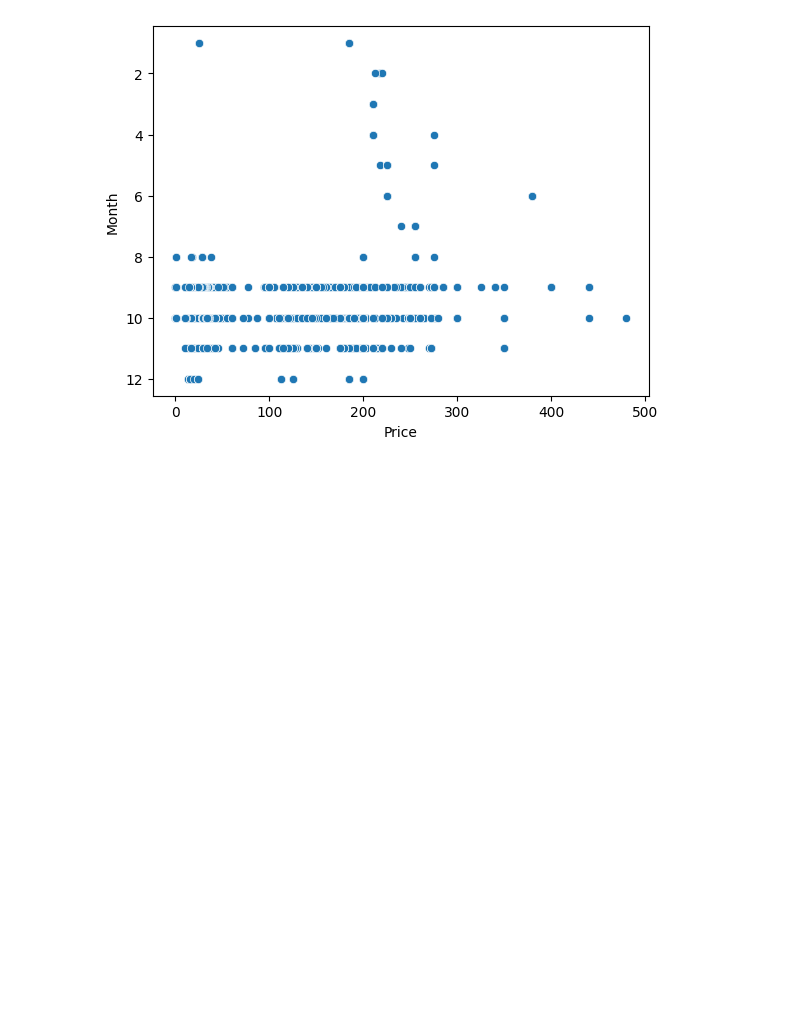
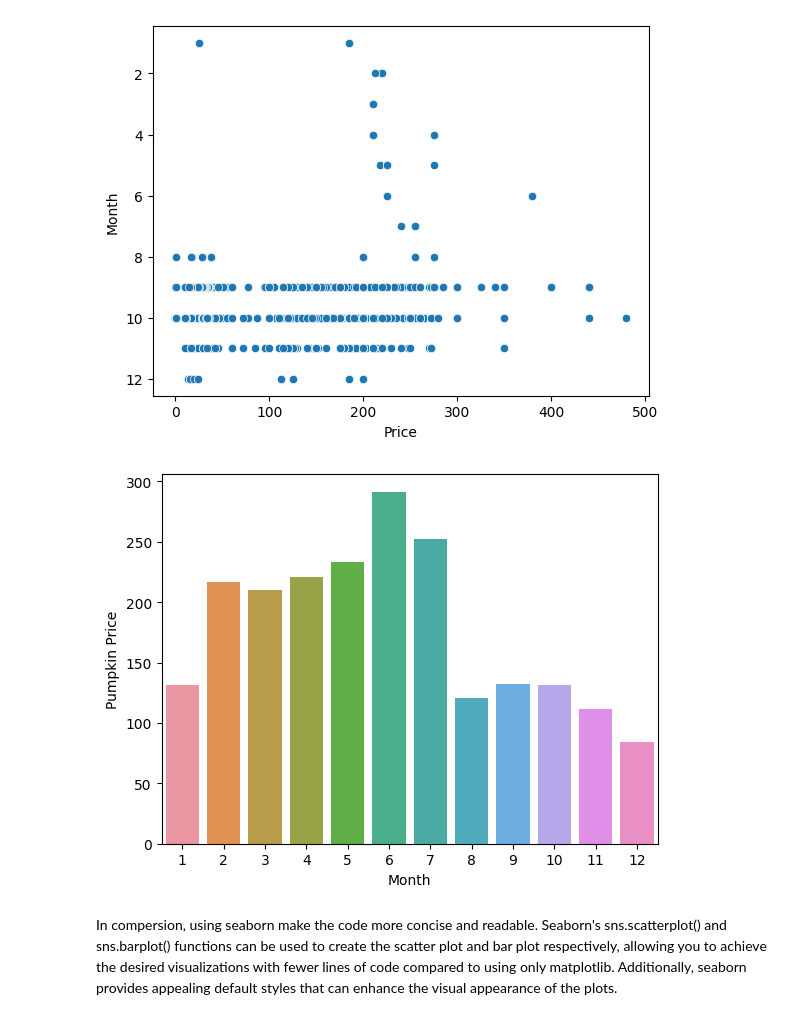
Before and after one commit to bagwai/ArewaDS-Machine-Learning-Assignments, a Jupyter notebook: week4/US-pumpkins.ipynb, the cells around one changed output. Drawn from its saved outputs; the diff is of its cells as text; code cells hidden in the pictures; blank space fills up the shorter version.

Commit message:
adding pumpkins visualization assignment

```diff
--- a/week4/US-pumpkins.ipynb
+++ b/week4/US-pumpkins.ipynb
@@ -97,3 +97,13 @@ sns.scatterplot(x=month, y=price)
 plt.show()
 # %% [output]
 [figure]
+# %%
+# Bar plot
+grouped_data = new_pumpkins.groupby('Month')['Price'].mean().reset_index()
+sns.barplot(x='Month', y='Price', data=grouped_data)
+plt.ylabel("Pumpkin Price")
+plt.show()
+# %% [output]
+[figure, added]
+# %% [markdown]
+In compersion, using seaborn make the code more concise and readable. Seaborn's sns.scatterplot() and sns.barplot() functions can be used to create the scatter plot and bar plot respectively, allowing you to achieve the desired visualizations with fewer lines of code compared to using only matplotlib. Additionally, seaborn provides appealing default styles that can enhance the visual appearance of the plots.
```
Also changed, not shown: parts of 1 cell of this notebook.
